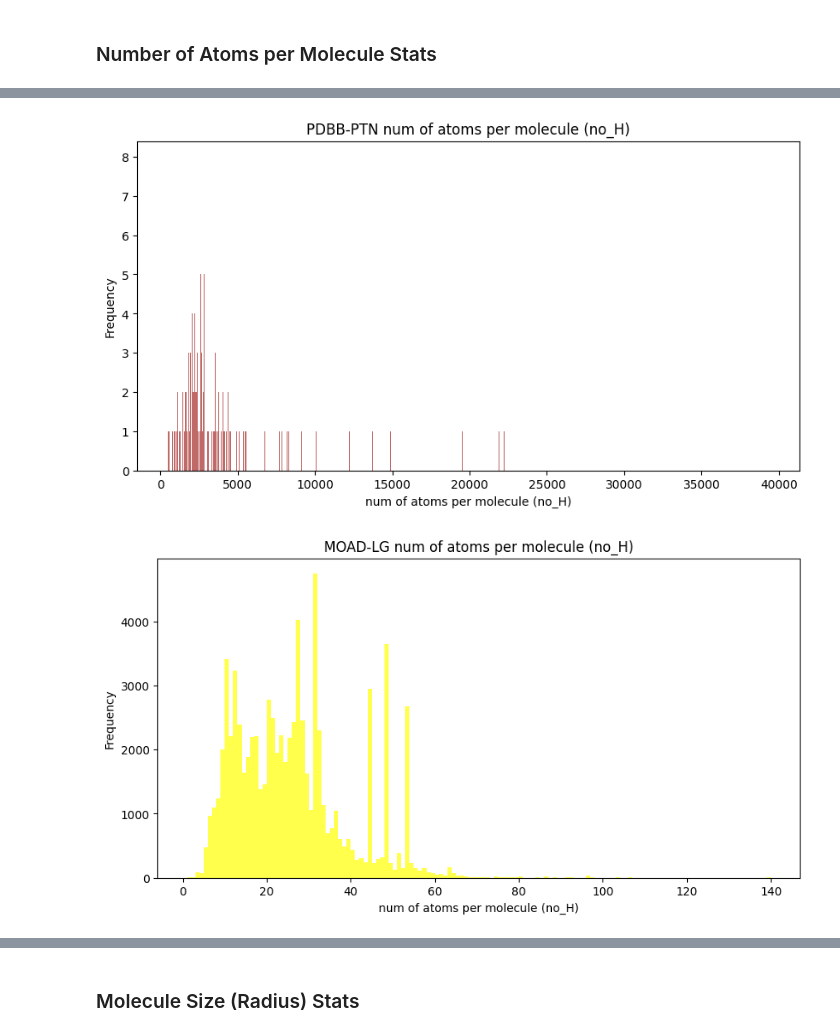
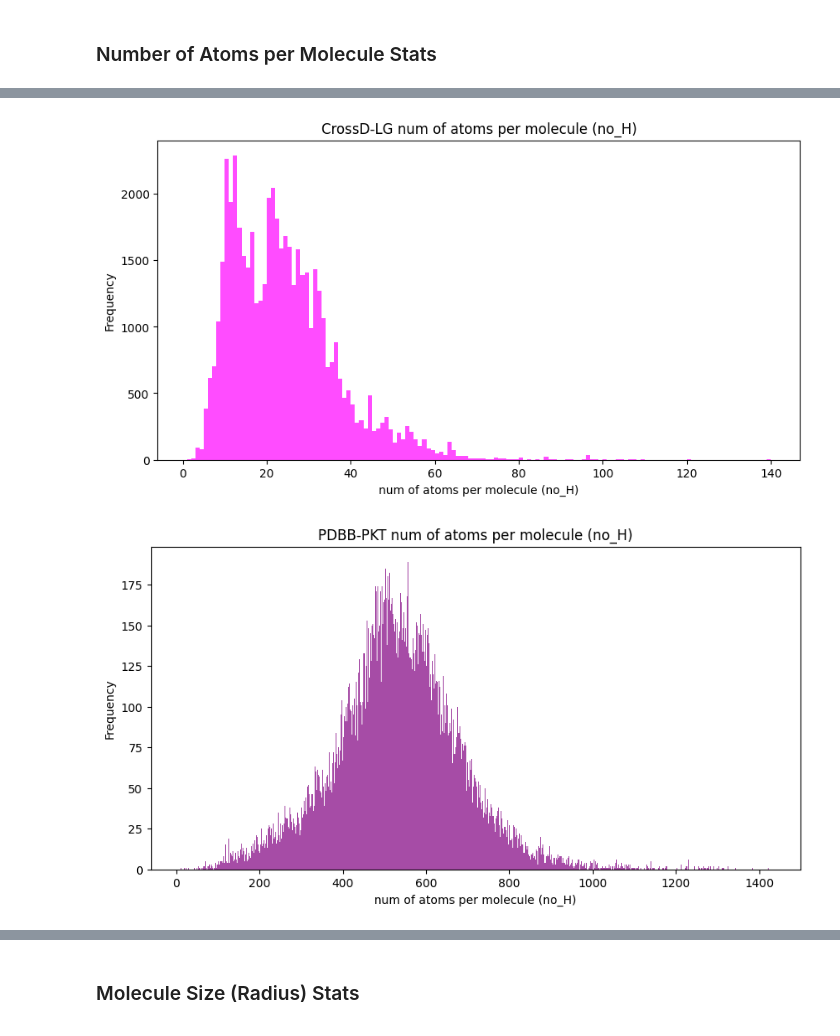
Before and after one commit to gohyixian/GeoLDM-edit, a Jupyter notebook: data_EDA/eda.ipynb, the cells around one changed output, grey strips where cells are left out. Cells and saved outputs as stored; diff of their text form; code cells hidden in the pictures.

```diff
--- a/data_EDA/eda.ipynb
+++ b/data_EDA/eda.ipynb
@@ -85,11 +77,10 @@ all_unique_atoms = list(set(
     list(geom_data_obj.atomic_num_freq.keys()) + \
     list(qm9_data_obj.atomic_num_freq.keys()) + \
     list(pdbbind_ligand_data_obj.atomic_num_freq.keys()) + \
+    list(moad_ligand_data_obj.atomic_num_freq.keys()) + \
+    list(crossd_ligand_data_obj.atomic_num_freq.keys()) + \
     list(pdbbind_pocket_data_obj.atomic_num_freq.keys()) + \
-    list(pdbbind_protein_data_obj.atomic_num_freq.keys()) + \
-    list(moad_ligand_data_obj.atomic_num_freq.keys()) + \
     list(moad_pocket_data_obj.atomic_num_freq.keys()) + \
-    list(crossd_ligand_data_obj.atomic_num_freq.keys()) + \
     list(crossd_pocket_data_obj.atomic_num_freq.keys())
 ))
 all_unique_atoms_symbols = [str(an2s[int(an)]) for an in all_unique_atoms]
@@ -97,12 +88,12 @@ all_unique_atoms_symbols = [str(an2s[int(an)]) for an in all_unique_atoms]
 list_of_all_dicts = [qm9_data_obj.atomic_num_freq, \
                      geom_data_obj.atomic_num_freq, \
                      pdbbind_ligand_data_obj.atomic_num_freq, \
+                     moad_ligand_data_obj.atomic_num_freq, \
+                     crossd_ligand_data_obj.atomic_num_freq, \
                      pdbbind_pocket_data_obj.atomic_num_freq, \
-                     pdbbind_protein_data_obj.atomic_num_freq, \
-                     moad_ligand_data_obj.atomic_num_freq, \
                      moad_pocket_data_obj.atomic_num_freq, \
-                     crossd_ligand_data_obj.atomic_num_freq, \
                      crossd_pocket_data_obj.atomic_num_freq
                     ]
-list_of_all_dicts_names = ['QM9', 'GEOM', 'PDBB-LG', 'PDBB-PKT', 'PDBB-PTN', 'MOAD-LG', 'MOAD-PKT', 'CrossD-LG', 'CrossD-PKT']
-colors = ['skyblue', 'salmon', 'green', 'purple', 'brown', 'yellow', 'orange', 'magenta', 'red']
+
+list_of_all_dicts_names = ['QM9', 'GEOM', 'PDBB-LG', 'MOAD-LG', 'CrossD-LG', 'PDBB-PKT', 'MOAD-PKT', 'CrossD-PKT']
+colors = ['skyblue', 'salmon', 'green', 'blue', 'magenta', 'purple', 'orange', 'red']
@@ -306,15 +272,14 @@ from utils import plot_histogram
 
 plot_histogram(data_list=qm9_data_obj.num_atoms_no_H, color=colors[0], label=list_of_all_dicts_names[0], xlabel='num of atoms per molecule (no_H)', title='QM9 num of atoms per molecule (no_H)', img_save_path='outputs/num_atom_hist_QM9_no_H.png')
 plot_histogram(data_list=geom_data_obj.num_atoms_no_H, color=colors[1], label=list_of_all_dicts_names[1], xlabel='num of atoms per molecule (no_H)', title='GEOM num of atoms per molecule (no_H)', img_save_path='outputs/num_atom_hist_GEOM_no_H.png')
+
 plot_histogram(data_list=pdbbind_ligand_data_obj.num_atoms_no_H, color=colors[2], label=list_of_all_dicts_names[2], xlabel='num of atoms per molecule (no_H)', title='PDBB-LG num of atoms per molecule (no_H)', img_save_path='outputs/num_atom_hist_PDBB-LG_no_H.png')
-plot_histogram(data_list=pdbbind_pocket_data_obj.num_atoms_no_H, color=colors[3], label=list_of_all_dicts_names[3], xlabel='num of atoms per molecule (no_H)', title='PDBB-PKT num of atoms per molecule (no_H)', img_save_path='outputs/num_atom_hist_PDBB-PKT_no_H.png')
-plot_histogram(data_list=pdbbind_protein_data_obj.num_atoms_no_H, color=colors[4], label=list_of_all_dicts_names[4], xlabel='num of atoms per molecule (no_H)', title='PDBB-PTN num of atoms per molecule (no_H)', img_save_path='outputs/num_atom_hist_PDBB-PTN_no_H.png')
+plot_histogram(data_list=pdbbind_pocket_data_obj.num_atoms_no_H, color=colors[3], label=list_of_all_dicts_names[3], xlabel='num of atoms per molecule (no_H)', title='MOAD-LG num of atoms per molecule (no_H)', img_save_path='outputs/num_atom_hist_MOAD-LG_no_H.png')
+plot_histogram(data_list=moad_ligand_data_obj.num_atoms_no_H, color=colors[4], label=list_of_all_dicts_names[4], xlabel='num of atoms per molecule (no_H)', title='CrossD-LG num of atoms per molecule (no_H)', img_save_path='outputs/num_atom_hist_CrossD-LG_no_H.png')
 
-plot_histogram(data_list=moad_ligand_data_obj.num_atoms_no_H, color=colors[5], label=list_of_all_dicts_names[5], xlabel='num of atoms per molecule (no_H)', title='MOAD-LG num of atoms per molecule (no_H)', img_save_path='outputs/num_atom_hist_MOAD-LG_no_H.png')
-plot_histogram(data_list=moad_pocket_data_obj.num_atoms_no_H, color=colors[6], label=list_of_all_dicts_names[6], xlabel='num of atoms per molecule (no_H)', title='MOAD-PKT num of atoms per molecule (no_H)', img_save_path='outputs/num_atom_hist_MOAD-PKT_no_H.png')
-
-plot_histogram(data_list=crossd_ligand_data_obj.num_atoms_no_H, color=colors[7], label=list_of_all_dicts_names[7], xlabel='num of atoms per molecule (no_H)', title='CrossD-LG num of atoms per molecule (no_H)', img_save_path='outputs/num_atom_hist_CrossD-LG_no_H.png')
-plot_histogram(data_list=crossd_pocket_data_obj.num_atoms_no_H, color=colors[8], label=list_of_all_dicts_names[8], xlabel='num of atoms per molecule (no_H)', title='CrossD-PKT num of atoms per molecule (no_H)', img_save_path='outputs/num_atom_hist_CrossD-PKT_no_H.png')
+plot_histogram(data_list=moad_pocket_data_obj.num_atoms_no_H, color=colors[5], label=list_of_all_dicts_names[5], xlabel='num of atoms per molecule (no_H)', title='PDBB-PKT num of atoms per molecule (no_H)', img_save_path='outputs/num_atom_hist_PDBB-PKT_no_H.png')
+plot_histogram(data_list=crossd_ligand_data_obj.num_atoms_no_H, color=colors[6], label=list_of_all_dicts_names[6], xlabel='num of atoms per molecule (no_H)', title='MOAD-PKT num of atoms per molecule (no_H)', img_save_path='outputs/num_atom_hist_MOAD-PKT_no_H.png')
+plot_histogram(data_list=crossd_pocket_data_obj.num_atoms_no_H, color=colors[7], label=list_of_all_dicts_names[7], xlabel='num of atoms per molecule (no_H)', title='CrossD-PKT num of atoms per molecule (no_H)', img_save_path='outputs/num_atom_hist_CrossD-PKT_no_H.png')
 # %% [output]
 [figure]
 [figure]
@@ -323,2 +288,2 @@ plot_histogram(data_list=crossd_pocket_data_obj.num_atoms_no_H, color=colors[8],
-[figure, old version]
+[figure, new version]
-[figure, old version]
+[figure, new version]
```
Also changed, not shown: parts of 16 cells of this notebook, 45 other files.
